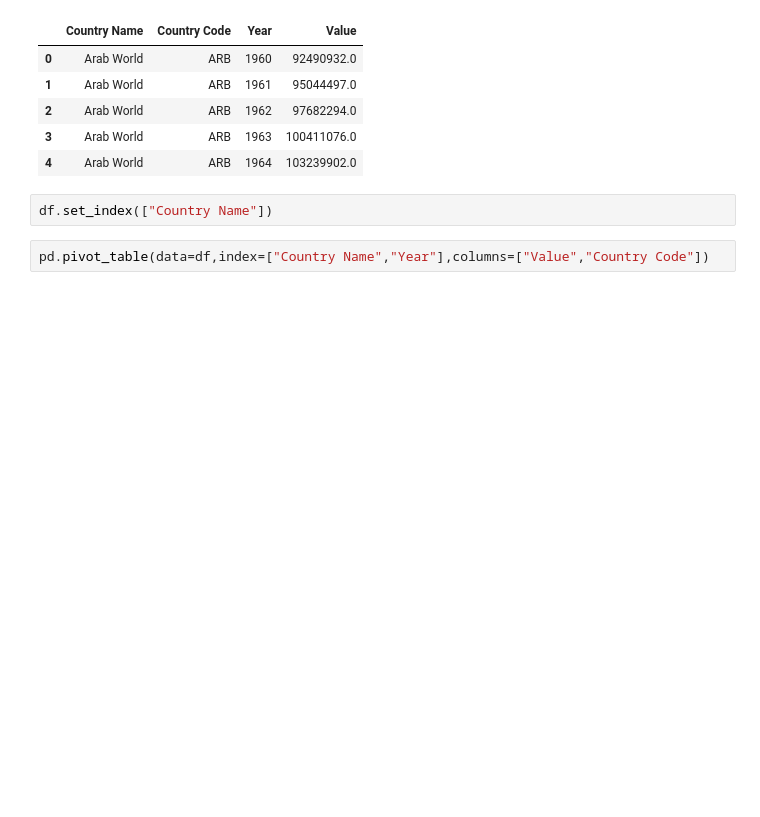
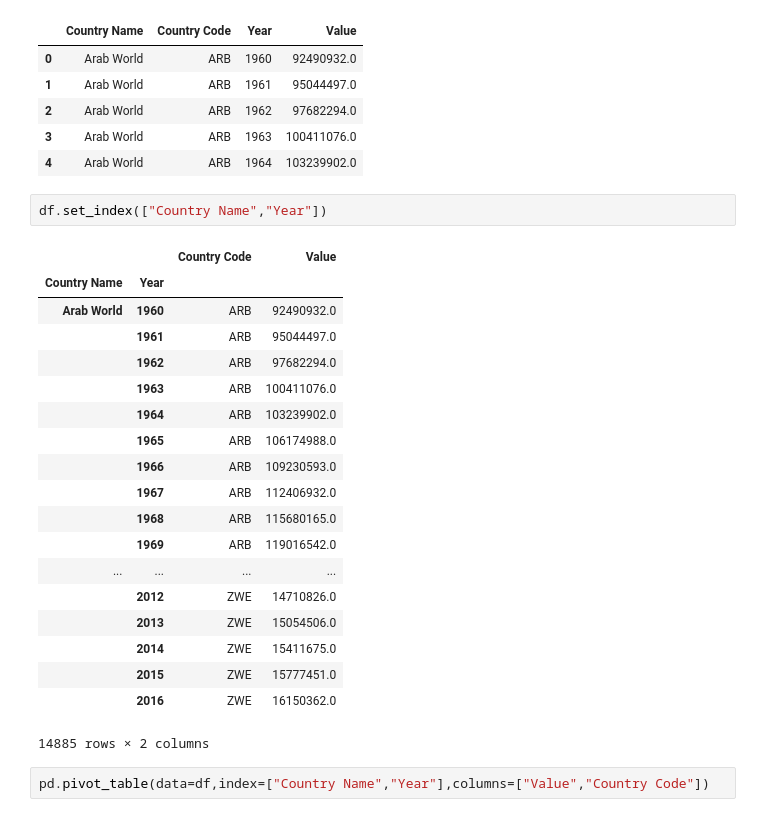
Before and after one commit to nsragow/dsc-subplots-and-enumeration-lab-nyc-ds-career-042219, a Jupyter notebook: index.ipynb, the cells around one changed output. Saved outputs shown, nothing was run; the diff lists cells and outputs as text; blank space fills up the shorter version.

```diff
--- a/index.ipynb
+++ b/index.ipynb
@@ -44,7 +44,27 @@ df.head()
 | 3 | Arab World | ARB | 1963 | 100411076.0 |
 | 4 | Arab World | ARB | 1964 | 103239902.0 |
 # %%
-df.set_index(["Country Name"])
+df.set_index(["Country Name","Year"])
+# %% [output]
+|  |  | Country Code | Value |
+| Country Name | Year |  |  |
+| Arab World | 1960 | ARB | 92490932.0 |
+|  | 1961 | ARB | 95044497.0 |
+|  | 1962 | ARB | 97682294.0 |
+|  | 1963 | ARB | 100411076.0 |
+|  | 1964 | ARB | 103239902.0 |
+|  | 1965 | ARB | 106174988.0 |
+|  | 1966 | ARB | 109230593.0 |
+|  | 1967 | ARB | 112406932.0 |
+|  | 1968 | ARB | 115680165.0 |
+|  | 1969 | ARB | 119016542.0 |
+| ... | ... | ... | ... |
+|  | 2012 | ZWE | 14710826.0 |
+|  | 2013 | ZWE | 15054506.0 |
+|  | 2014 | ZWE | 15411675.0 |
+|  | 2015 | ZWE | 15777451.0 |
+|  | 2016 | ZWE | 16150362.0 |
+14885 rows × 2 columns
 # %%
 pd.pivot_table(data=df,index=["Country Name","Year"],columns=["Value","Country Code"])
 # %% [output]
```
